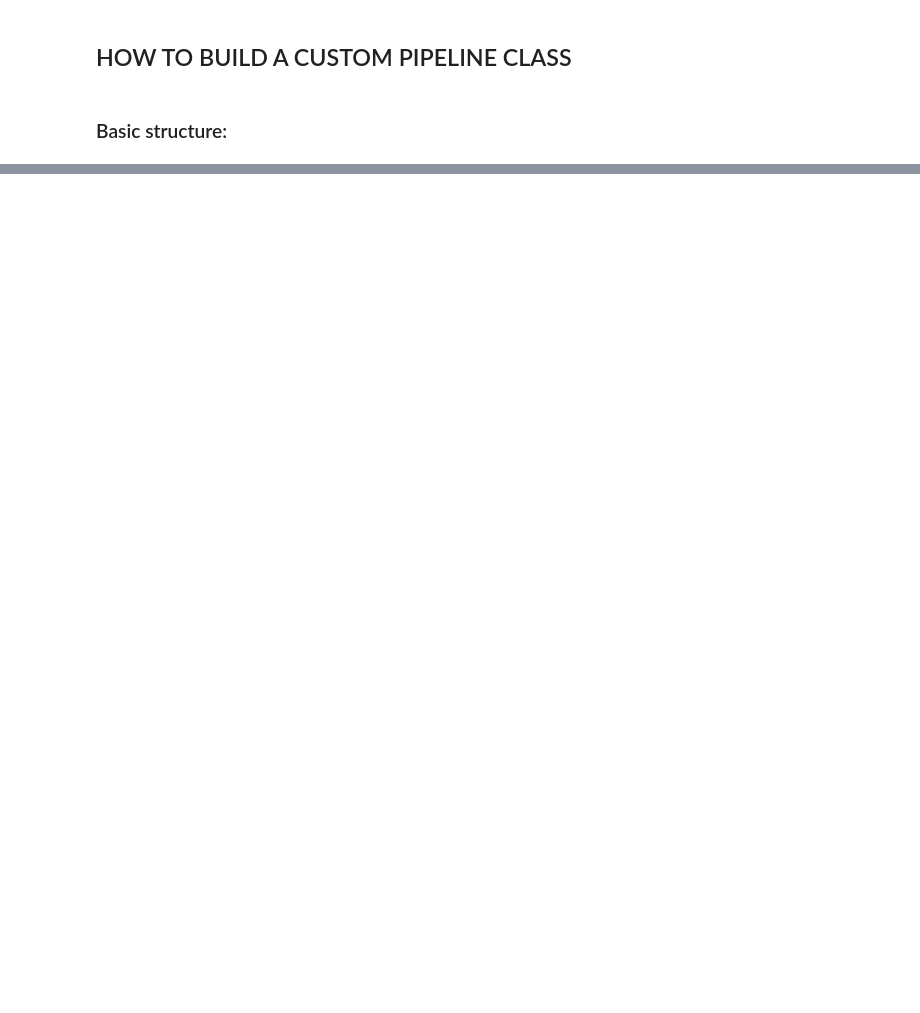
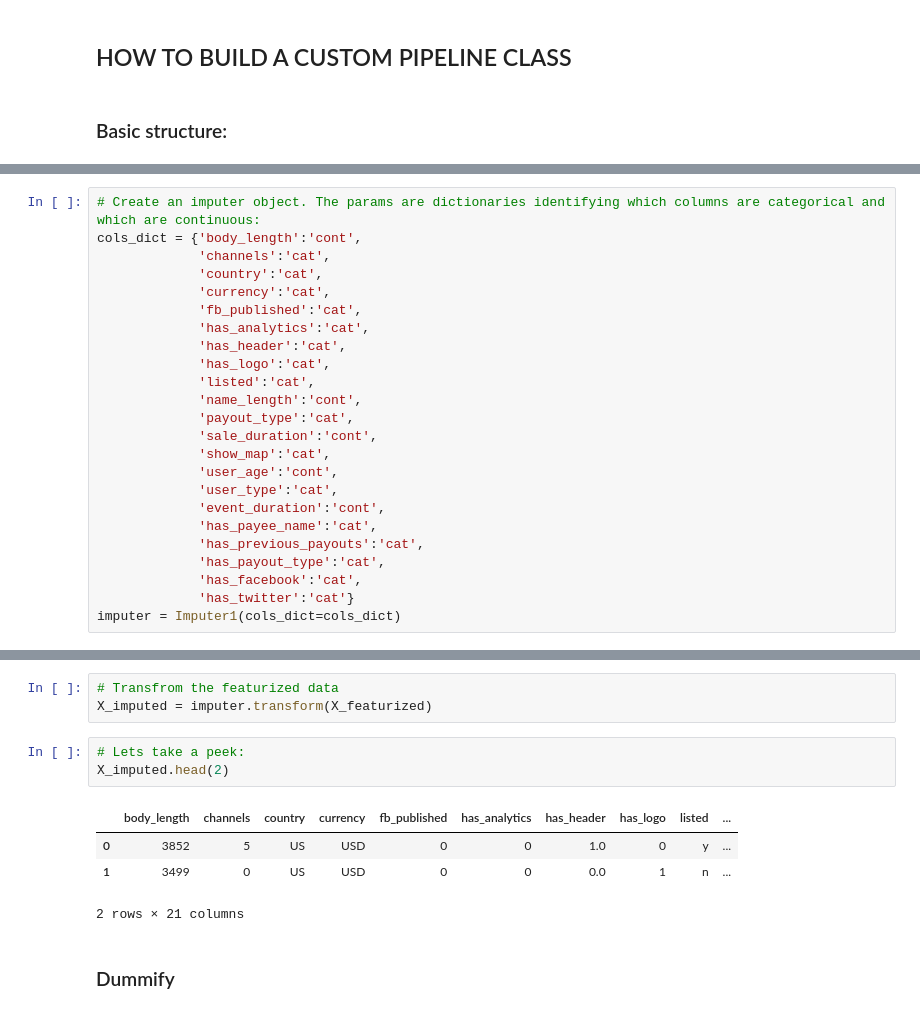
Before and after one commit to leannebaldwin/sklearn_pipelines, a Jupyter notebook: sklearn_pipelines_lesson.ipynb, the cells around one changed output, grey strips where cells are left out. Saved outputs shown, nothing was run; the diff lists cells and outputs as text; blank space fills up the shorter version.

```diff
--- a/sklearn_pipelines_lesson.ipynb
+++ b/sklearn_pipelines_lesson.ipynb
@@ -454,0 +469,24 @@ def pickle_pipeline(pipeline, output_name):
+# %%
+# Create an imputer object. The params are dictionaries identifying which columns are categorical and which are continuous:
+cols_dict = {'body_length':'cont',
+             'channels':'cat',
+             'country':'cat',
+             'currency':'cat',
+             'fb_published':'cat',
+             'has_analytics':'cat',
+             'has_header':'cat',
+             'has_logo':'cat',
+             'listed':'cat',
+             'name_length':'cont',
+             'payout_type':'cat',
+             'sale_duration':'cont',
+             'show_map':'cat',
+             'user_age':'cont',
+             'user_type':'cat',
+             'event_duration':'cont',
+             'has_payee_name':'cat',
+             'has_previous_payouts':'cat',
+             'has_payout_type':'cat',
+             'has_facebook':'cat',
+             'has_twitter':'cat'}
+imputer = Imputer1(cols_dict=cols_dict)
@@ -454,0 +499,13 @@ def pickle_pipeline(pipeline, output_name):
+# %%
+# Transfrom the featurized data
+X_imputed = imputer.transform(X_featurized)
+# %%
+# Lets take a peek:
+X_imputed.head(2)
+# %% [output]
+|  | body_length | channels | country | currency | fb_published | has_analytics | has_header | has_logo | listed | ... |
+| 0 | 3852 | 5 | US | USD | 0 | 0 | 1.0 | 0 | y | ... |
+| 1 | 3499 | 0 | US | USD | 0 | 0 | 0.0 | 1 | n | ... |
+2 rows × 21 columns
+# %% [markdown]
+### Dummify
```
Also changed, not shown: parts of 55 cells of this notebook, 1 other file.
